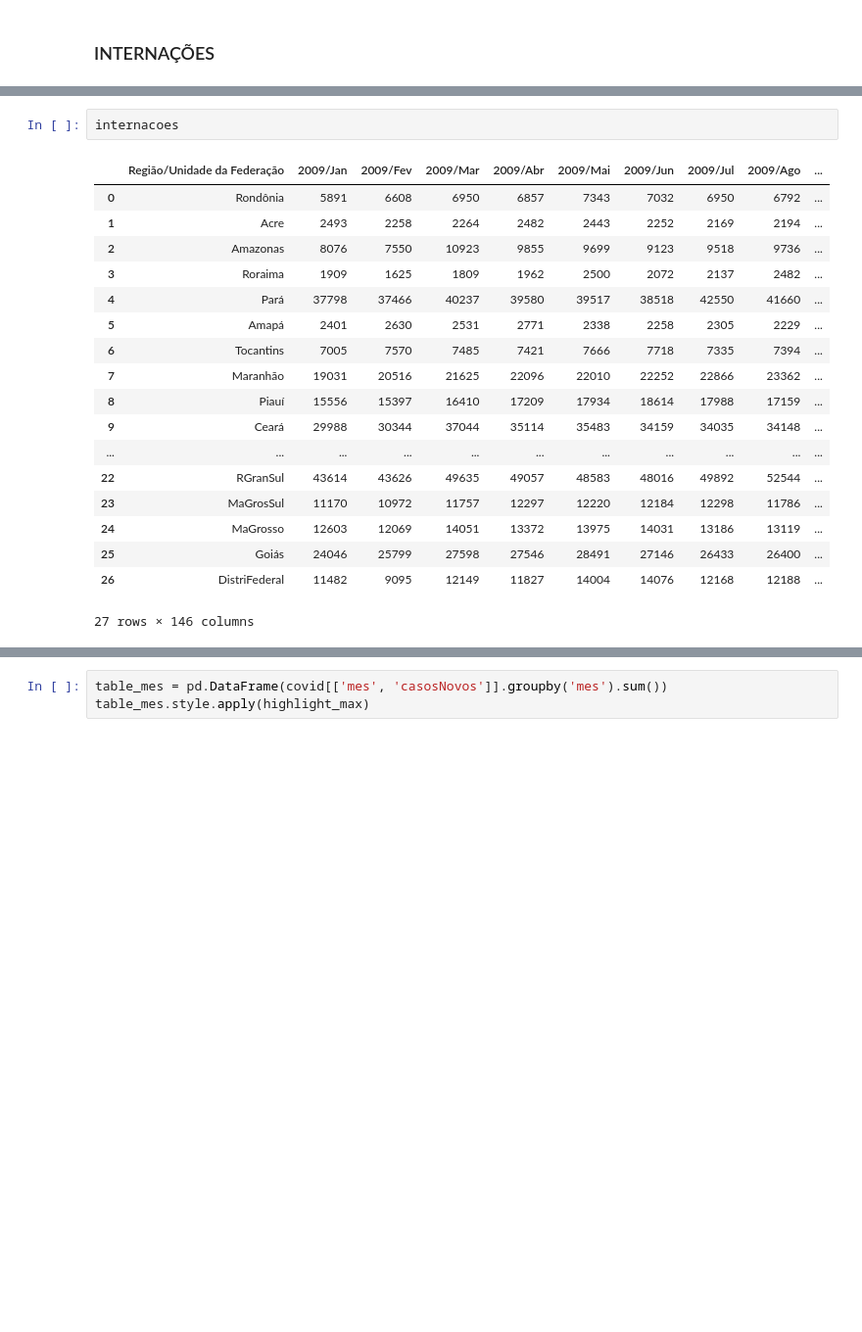
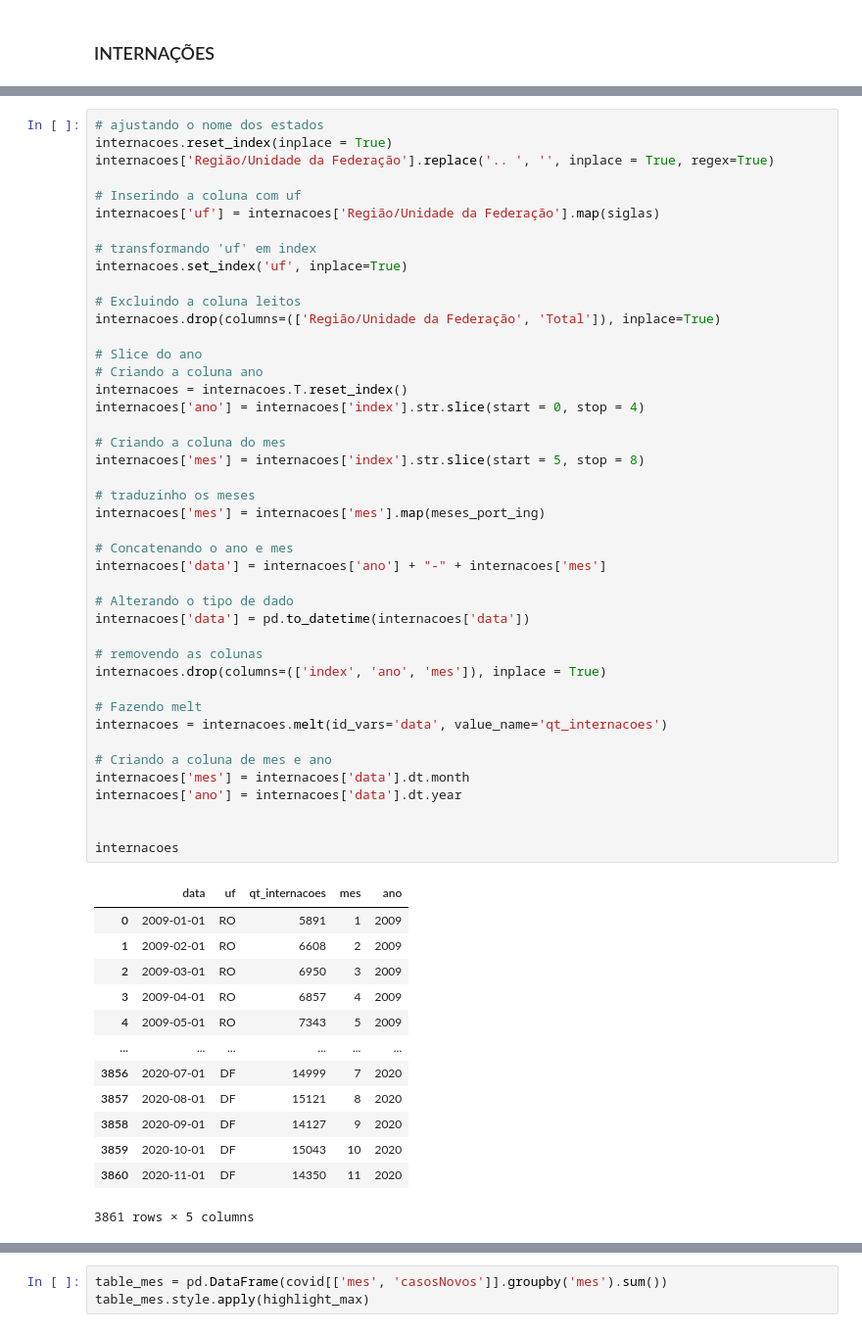
Before and after one commit to daianeklein/bootcamp-Alura, a Jupyter notebook: Desafio-Modulo4.ipynb, the cells around one changed output, grey strips where cells are left out. Shown at 98% size. Cells and saved outputs as stored; diff of their text form; blank space fills up the shorter version.

```diff
--- a/Desafio-Modulo4.ipynb
+++ b/Desafio-Modulo4.ipynb
@@ -741,21 +714,57 @@ internacoes['uf'] = internacoes['Região/Unidade da Federação'].map(siglas)
-# %%
-internacoes
-# %% [output]
-|  | Região/Unidade da Federação | 2009/Jan | 2009/Fev | 2009/Mar | 2009/Abr | 2009/Mai | 2009/Jun | 2009/Jul | 2009/Ago | ... |
-| 0 | Rondônia | 5891 | 6608 | 6950 | 6857 | 7343 | 7032 | 6950 | 6792 | ... |
-| 1 | Acre | 2493 | 2258 | 2264 | 2482 | 2443 | 2252 | 2169 | 2194 | ... |
-| 2 | Amazonas | 8076 | 7550 | 10923 | 9855 | 9699 | 9123 | 9518 | 9736 | ... |
-| 3 | Roraima | 1909 | 1625 | 1809 | 1962 | 2500 | 2072 | 2137 | 2482 | ... |
-| 4 | Pará | 37798 | 37466 | 40237 | 39580 | 39517 | 38518 | 42550 | 41660 | ... |
-| 5 | Amapá | 2401 | 2630 | 2531 | 2771 | 2338 | 2258 | 2305 | 2229 | ... |
-| 6 | Tocantins | 7005 | 7570 | 7485 | 7421 | 7666 | 7718 | 7335 | 7394 | ... |
-| 7 | Maranhão | 19031 | 20516 | 21625 | 22096 | 22010 | 22252 | 22866 | 23362 | ... |
-| 8 | Piauí | 15556 | 15397 | 16410 | 17209 | 17934 | 18614 | 17988 | 17159 | ... |
-| 9 | Ceará | 29988 | 30344 | 37044 | 35114 | 35483 | 34159 | 34035 | 34148 | ... |
-| ... | ... | ... | ... | ... | ... | ... | ... | ... | ... | ... |
-| 22 | RGranSul | 43614 | 43626 | 49635 | 49057 | 48583 | 48016 | 49892 | 52544 | ... |
-| 23 | MaGrosSul | 11170 | 10972 | 11757 | 12297 | 12220 | 12184 | 12298 | 11786 | ... |
-| 24 | MaGrosso | 12603 | 12069 | 14051 | 13372 | 13975 | 14031 | 13186 | 13119 | ... |
-| 25 | Goiás | 24046 | 25799 | 27598 | 27546 | 28491 | 27146 | 26433 | 26400 | ... |
-| 26 | DistriFederal | 11482 | 9095 | 12149 | 11827 | 14004 | 14076 | 12168 | 12188 | ... |
-27 rows × 146 columns
+# %%
+# ajustando o nome dos estados
+internacoes.reset_index(inplace = True)
+internacoes['Região/Unidade da Federação'].replace('.. ', '', inplace = True, regex=True)
+
+# Inserindo a coluna com uf
+internacoes['uf'] = internacoes['Região/Unidade da Federação'].map(siglas)
+
+# transformando 'uf' em index
+internacoes.set_index('uf', inplace=True)
+
+# Excluindo a coluna leitos
+internacoes.drop(columns=(['Região/Unidade da Federação', 'Total']), inplace=True)
+
+# Slice do ano
+# Criando a coluna ano
+internacoes = internacoes.T.reset_index()
+internacoes['ano'] = internacoes['index'].str.slice(start = 0, stop = 4)
+
+# Criando a coluna do mes
+internacoes['mes'] = internacoes['index'].str.slice(start = 5, stop = 8)
+
+# traduzinho os meses
+internacoes['mes'] = internacoes['mes'].map(meses_port_ing)
+
+# Concatenando o ano e mes
+internacoes['data'] = internacoes['ano'] + "-" + internacoes['mes']
+
+# Alterando o tipo de dado
+internacoes['data'] = pd.to_datetime(internacoes['data'])
+
+# removendo as colunas
+internacoes.drop(columns=(['index', 'ano', 'mes']), inplace = True)
+
+# Fazendo melt
+internacoes = internacoes.melt(id_vars='data', value_name='qt_internacoes')
+
+# Criando a coluna de mes e ano
+internacoes['mes'] = internacoes['data'].dt.month
+internacoes['ano'] = internacoes['data'].dt.year
+
+
+internacoes
+# %% [output]
+|  | data | uf | qt_internacoes | mes | ano |
+| 0 | 2009-01-01 | RO | 5891 | 1 | 2009 |
+| 1 | 2009-02-01 | RO | 6608 | 2 | 2009 |
+| 2 | 2009-03-01 | RO | 6950 | 3 | 2009 |
+| 3 | 2009-04-01 | RO | 6857 | 4 | 2009 |
+| 4 | 2009-05-01 | RO | 7343 | 5 | 2009 |
+| ... | ... | ... | ... | ... | ... |
+| 3856 | 2020-07-01 | DF | 14999 | 7 | 2020 |
+| 3857 | 2020-08-01 | DF | 15121 | 8 | 2020 |
+| 3858 | 2020-09-01 | DF | 14127 | 9 | 2020 |
+| 3859 | 2020-10-01 | DF | 15043 | 10 | 2020 |
+| 3860 | 2020-11-01 | DF | 14350 | 11 | 2020 |
+3861 rows × 5 columns
```
Also changed, not shown: parts of 7 cells of this notebook.
